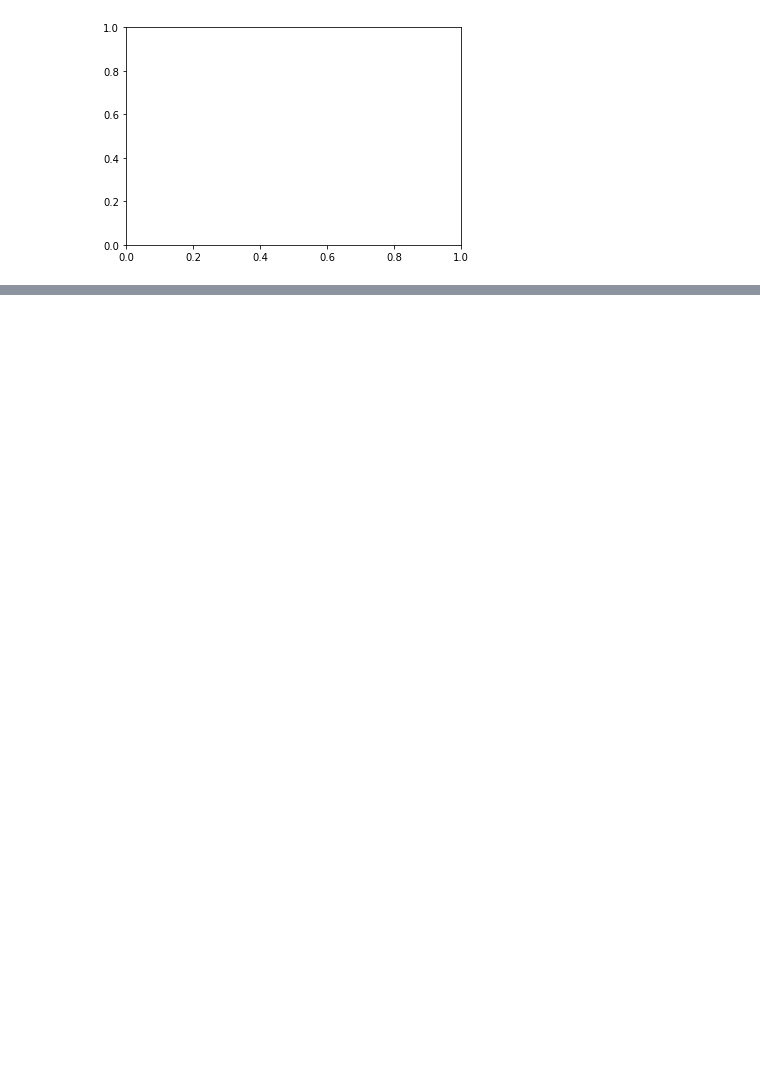
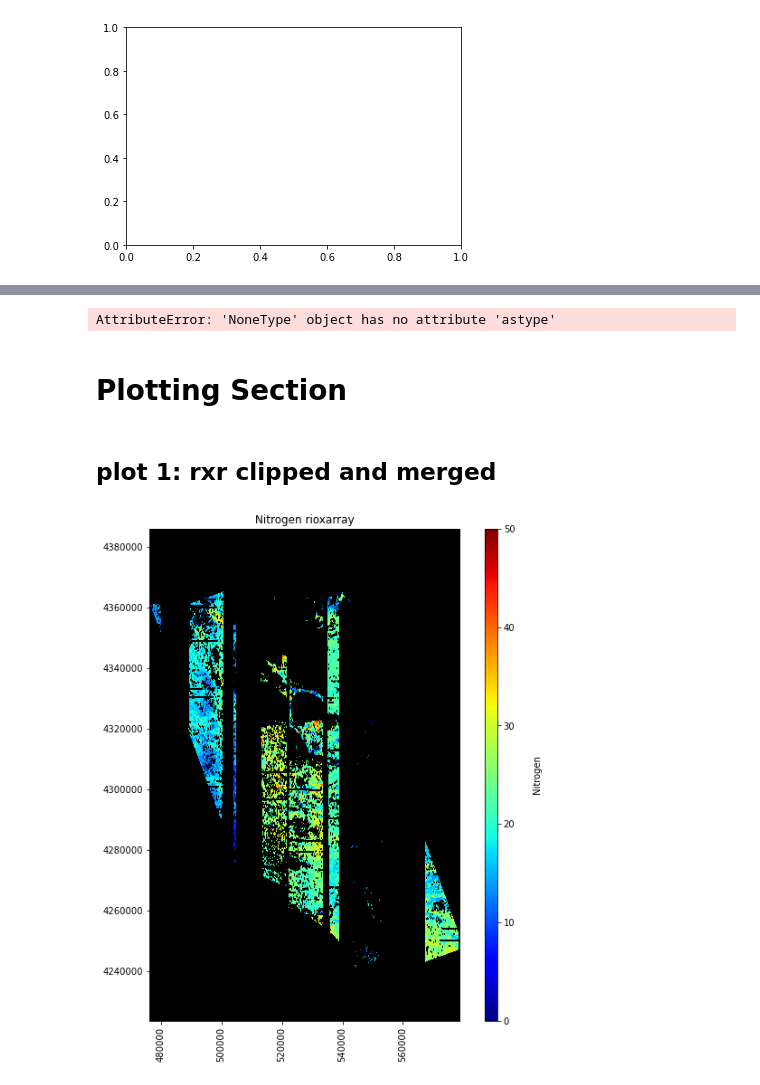
Before and after one commit to gnarledbranches/ea-2021-final-project-fire-histories-for-hydrologic-modeling, a Jupyter notebook: aviris.ipynb, the cells around one changed output, grey strips where cells are left out. Drawn from its saved outputs; the diff is of its cells as text; code cells hidden in the pictures; blank space fills up the shorter version.

```diff
--- a/aviris.ipynb
+++ b/aviris.ipynb
@@ -214,0 +191,10 @@ ValueError: Oops - I couldn't clip your data. This may be due to a crs error.
+# %%
+# GDAL library uses Warp() for clipping
+
+
+for image, i in zip(nitrogen_to_mosaic, range(0,10)):
+    nitrogen_clip_gdal = gdal.Warp("/Users/merielle/desktop/earth-analytics/python/final-project/nitrogen-clips-gdal/nitrogen-rr-hu8-crop-gdal{}.tif".format(i),
+    image,
+    cutlineDSName='/Users/merielle/desktop/earth-analytics/python/final-project/polygon/RR_HU8-polygon.shp',
+    cropToCutline=True,
+    dstNodata = 0)
@@ -215,3 +220,21 @@ ValueError: Oops - I couldn't clip your data. This may be due to a crs error.
+# %%
+
+# merge list of arrays for mosaic
+
+# order 1
+
+merged_nitrogen_order1 = merge_arrays(rxr_tiles_order1)
+
+mask = (merged_nitrogen_order1 == 0)
+merged_nitrogen_mask1 = (merged_nitrogen_order1.where(~xr.where(mask, True, False)))
+
+
+# order2
+
+merged_nitrogen_order2 = merge_arrays(rxr_tiles_order2)
+
+mask = (merged_nitrogen_order2 == 0)
+merged_nitrogen_mask2 = (merged_nitrogen_order2.where(~xr.where(mask, True, False)))
 # %%
 # plot extent
 
@@ -360,0 +411,5 @@ plot_array(nitrogen_crop_array_gdal[:,:,0],
+# %%
+nitrogen_crop_array, nitrogen_crop_metadata = raster2array(
+    nitrogen_mosaic_path_rxr_order1)
+# %% [output]
+AttributeError: 'NoneType' object has no attribute 'astype'
@@ -360,0 +419,23 @@ plot_array(nitrogen_crop_array_gdal[:,:,0],
+# %% [markdown]
+# Plotting Section
+# %% [markdown]
+## plot 1: rxr clipped and merged
+# %%
+fig, ax = plt.subplots(figsize=(10,10))
+
+
+plot_array(merged_nitrogen_mask2[0,:,:],
+           nitrogen_extent,
+           (0,50),
+           title='Nitrogen rioxarray',
+           cmap_title='Nitrogen',
+           colormap='jet')
+
+
+
+# set no data values to black
+
+current_cmap = plt.cm.get_cmap()
+current_cmap.set_bad(color='black')
+# %% [output]
+[figure, added]
```
Also changed, not shown: parts of 55 cells of this notebook.
